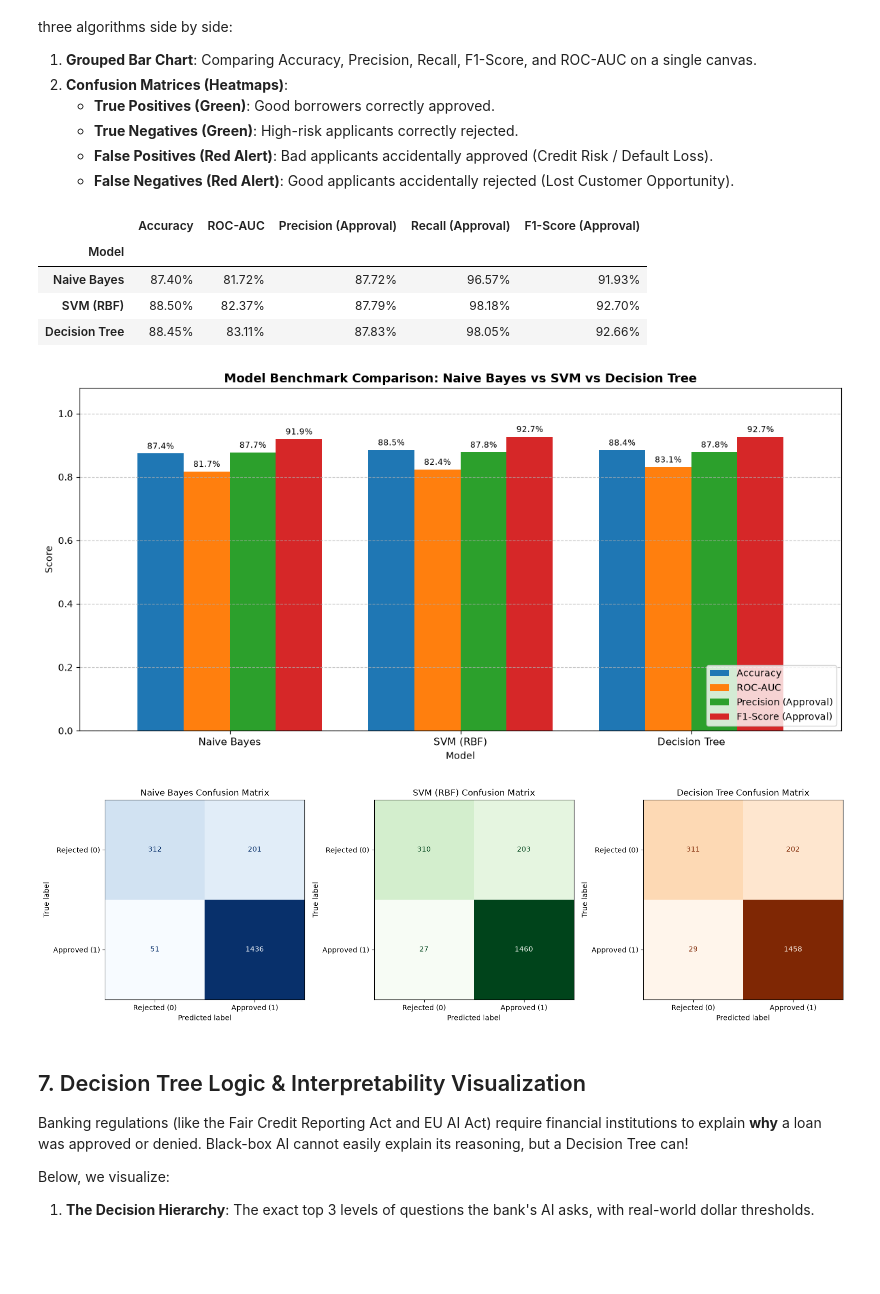
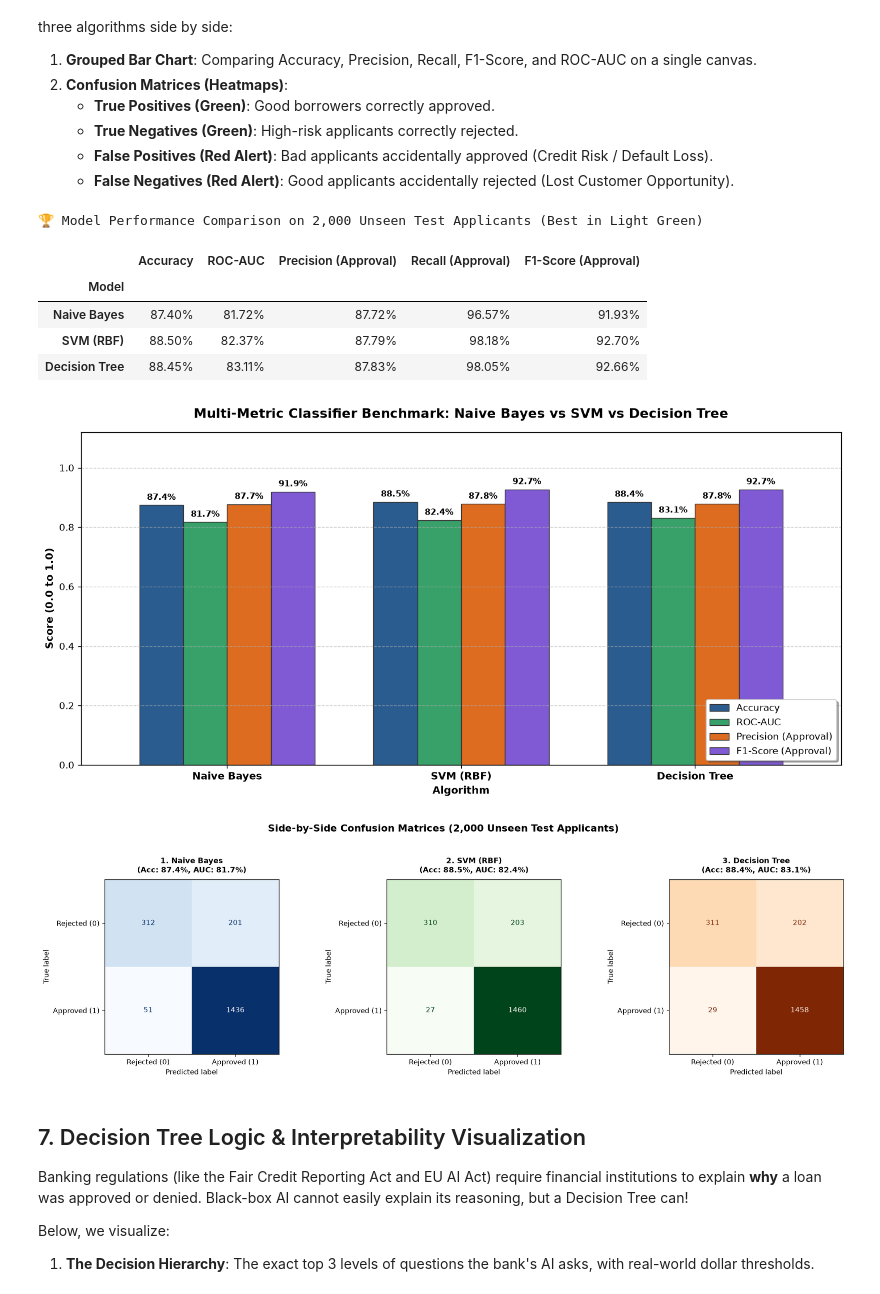
Before and after one commit to Abhijeet0848/loan-approval-prediction, a Jupyter notebook: Loan_Approval_Google_Colab.ipynb, the cells around one changed output. Saved outputs shown, nothing was run; the diff lists cells and outputs as text; code cells hidden in the pictures; blank space fills up the shorter version.

Commit message:
Enhance and format outputs across all notebook cells

```diff
--- a/Loan_Approval_Google_Colab.ipynb
+++ b/Loan_Approval_Google_Colab.ipynb
@@ -322,8 +415,19 @@ df_comparison = pd.DataFrame({
     ]
 })
 df_comparison.set_index("Model", inplace=True)
-df_comparison.style.format("{:.2%}")
+
+df_comparison.style\
+    .format("{:.2%}")\
+    .highlight_max(axis=0, color='#d1e7dd')\
+    .set_properties(**{'text-align': 'center', 'font-size': '13px', 'padding': '8px'})\
+    .set_table_styles([
+        {'selector': 'th.col_heading', 'props': [('background-color', '#2c3e50'), ('color', 'white'), ('font-weight', 'bold'), ('text-align', 'center'), ('padding', '10px')]},
+        {'selector': 'th.row_heading', 'props': [('background-color', '#ecf0f1'), ('color', '#2c3e50'), ('font-weight', 'bold'), ('text-align', 'left'), ('padding', '8px')]},
+        {'selector': 'caption', 'props': [('caption-side', 'top'), ('font-size', '15px'), ('font-weight', 'bold'), ('margin-bottom', '10px'), ('color', '#2c3e50')]}
+    ])\
+    .set_caption("🏆 Model Performance Comparison on 2,000 Unseen Test Applicants (Best in Light Green)")
 # %% [output]
+🏆 Model Performance Comparison on 2,000 Unseen Test Applicants (Best in Light Green)
 |  | Accuracy | ROC-AUC | Precision (Approval) | Recall (Approval) | F1-Score (Approval) |
 | Model |  |  |  |  |  |
 | Naive Bayes | 87.40% | 81.72% | 87.72% | 96.57% | 91.93% |
@@ -331,47 +435,56 @@ df_comparison.style.format("{:.2%}")
 | Decision Tree | 88.45% | 83.11% | 87.83% | 98.05% | 92.66% |
 # %%
 # Plot comparison metrics as a grouped bar chart
-ax = df_comparison[['Accuracy', 'ROC-AUC', 'Precision (Approval)', 'F1-Score (Approval)']].plot(
-    kind='bar', figsize=(12, 6), color=['#1f77b4', '#ff7f0e', '#2ca02c', '#d62728'], width=0.8
+fig, ax = plt.subplots(figsize=(12, 6), dpi=120)
+df_comparison[['Accuracy', 'ROC-AUC', 'Precision (Approval)', 'F1-Score (Approval)']].plot(
+    kind='bar', ax=ax, color=['#2b5c8f', '#38a169', '#dd6b20', '#805ad5'], width=0.75, edgecolor='#333333', linewidth=0.8
 )
-plt.title('Model Benchmark Comparison: Naive Bayes vs SVM vs Decision Tree', fontsize=13, fontweight='bold')
-plt.ylabel('Score')
-plt.ylim(0, 1.08)
-plt.xticks(rotation=0, fontsize=11)
-plt.legend(loc='lower right', frameon=True)
-plt.grid(axis='y', linestyle='--', alpha=0.7)
+plt.title('Multi-Metric Classifier Benchmark: Naive Bayes vs SVM vs Decision Tree', fontsize=14, fontweight='bold', pad=15)
+plt.ylabel('Score (0.0 to 1.0)', fontsize=11, fontweight='bold')
+plt.xlabel('Algorithm', fontsize=11, fontweight='bold')
+plt.ylim(0, 1.12)
+plt.xticks(rotation=0, fontsize=11, fontweight='bold')
+plt.legend(loc='lower right', frameon=True, shadow=True, fontsize=10)
+plt.grid(axis='y', linestyle='--', alpha=0.6)
 
 for p in ax.patches:
     h = p.get_height()
     if h > 0:
         ax.annotate(f"{h:.1%}",
                     (p.get_x() + p.get_width() / 2., h),
-                    ha='center', va='center', xytext=(0, 7), textcoords='offset points', fontsize=8.5)
+                    ha='center', va='center', xytext=(0, 8), textcoords='offset points', fontsize=9, fontweight='bold')
 
 plt.tight_layout()
 plt.show()
 # %% [output]
-[figure, old version]
+[figure, new version]
 # %%
 # Plot side-by-side confusion matrices for all 3 models
-fig, axes = plt.subplots(1, 3, figsize=(16, 5))
+fig, axes = plt.subplots(1, 3, figsize=(17, 5), dpi=120)
 
 cm_nb = confusion_matrix(y_test, nb_preds)
-ConfusionMatrixDisplay(cm_nb, display_labels=['Rejected (0)', 'Approved (1)']).plot(ax=axes[0], cmap='Blues', colorbar=False)
-axes[0].set_title('Naive Bayes Confusion Matrix')
+ConfusionMatrixDisplay(cm_nb, display_labels=['Rejected (0)', 'Approved (1)']).plot(
+    ax=axes[0], cmap='Blues', colorbar=False, values_format='d'
+)
+axes[0].set_title(f'1. Naive Bayes\n(Acc: {accuracy_score(y_test, nb_preds):.1%}, AUC: {roc_auc_score(y_test, nb_probs):.1%})', fontsize=11, fontweight='bold', pad=10)
 
 cm_svm = confusion_matrix(y_test, svm_preds)
-ConfusionMatrixDisplay(cm_svm, display_labels=['Rejected (0)', 'Approved (1)']).plot(ax=axes[1], cmap='Greens', colorbar=False)
-axes[1].set_title('SVM (RBF) Confusion Matrix')
+ConfusionMatrixDisplay(cm_svm, display_labels=['Rejected (0)', 'Approved (1)']).plot(
+    ax=axes[1], cmap='Greens', colorbar=False, values_format='d'
+)
+axes[1].set_title(f'2. SVM (RBF)\n(Acc: {accuracy_score(y_test, svm_preds):.1%}, AUC: {roc_auc_score(y_test, svm_probs):.1%})', fontsize=11, fontweight='bold', pad=10)
 
 cm_dt = confusion_matrix(y_test, dt_preds)
-ConfusionMatrixDisplay(cm_dt, display_labels=['Rejected (0)', 'Approved (1)']).plot(ax=axes[2], cmap='Oranges', colorbar=False)
-axes[2].set_title('Decision Tree Confusion Matrix')
+ConfusionMatrixDisplay(cm_dt, display_labels=['Rejected (0)', 'Approved (1)']).plot(
+    ax=axes[2], cmap='Oranges', colorbar=False, values_format='d'
+)
+axes[2].set_title(f'3. Decision Tree\n(Acc: {accuracy_score(y_test, dt_preds):.1%}, AUC: {roc_auc_score(y_test, dt_probs):.1%})', fontsize=11, fontweight='bold', pad=10)
 
+fig.suptitle('Side-by-Side Confusion Matrices (2,000 Unseen Test Applicants)', fontsize=14, fontweight='bold', y=1.03)
 plt.tight_layout()
 plt.show()
 # %% [output]
-[figure, old version]
+[figure, new version]
 # %% [markdown]
 ## 7. Decision Tree Logic & Interpretability Visualization
 Banking regulations (like the Fair Credit Reporting Act and EU AI Act) require financial institutions to explain **why** a loan was approved or denied. Black-box AI cannot easily explain its reasoning, but a Decision Tree can!
```
Also changed, not shown: parts of 9 cells of this notebook, 1 other file.
